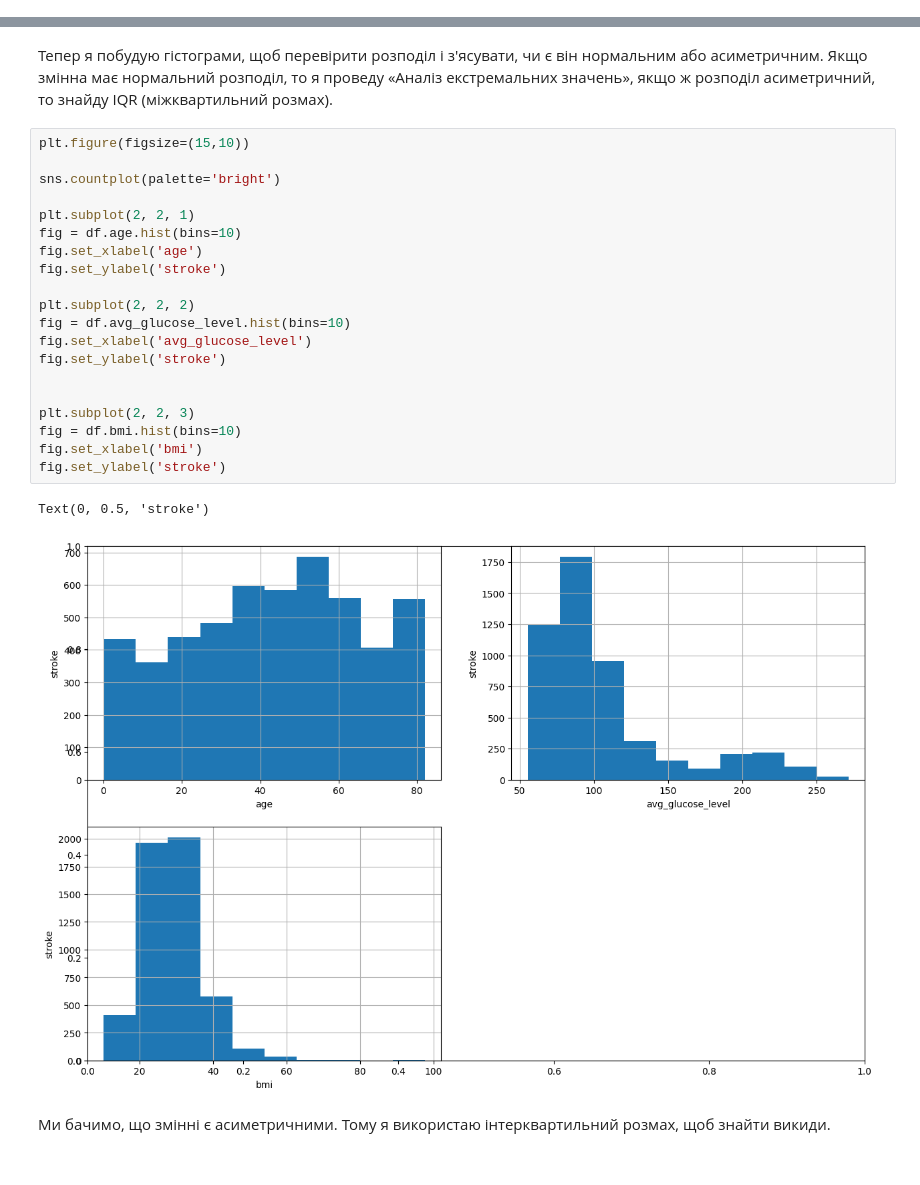
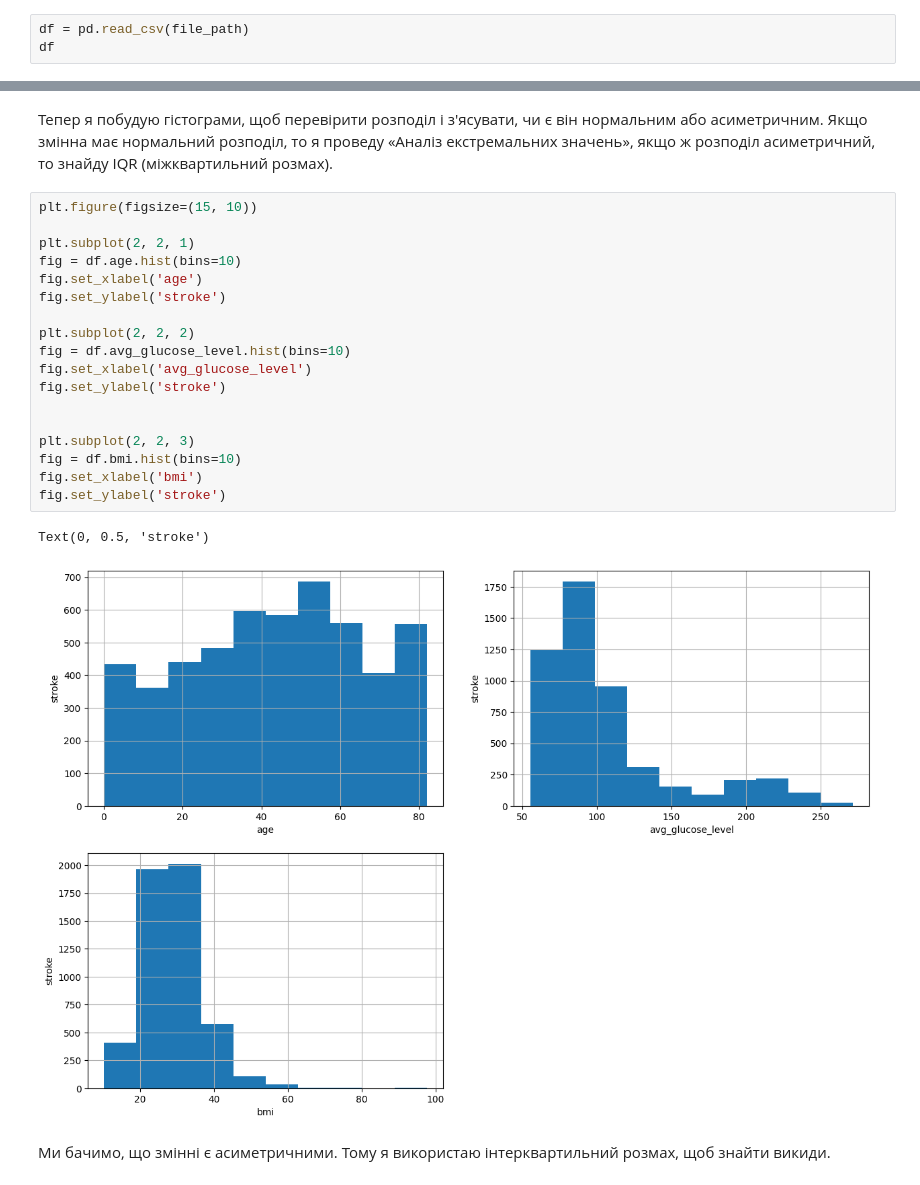
Before and after one commit to MariiaSam/Stroke-Prediction, a Jupyter notebook: Stroke_Prediction.ipynb, the cells around one changed output, grey strips where cells are left out. Drawn from its saved outputs; the diff is of its cells as text.

```diff
--- a/Stroke_Prediction.ipynb
+++ b/Stroke_Prediction.ipynb
@@ -29,3 +37,6 @@ This dataset contains 5110 rows with 12 different characteristics:
 # %%
 file_path = '/content/drive/My Drive/Colab Notebooks/Colab/Stroke/strokeDataSet.csv'
 df = pd.read_csv(file_path)
+# %%
+df = pd.read_csv(file_path)
+df
@@ -264,27 +290,25 @@ Text(0, 0.5, 'bmi')
 Тепер я побудую гістограми, щоб перевірити розподіл і з'ясувати, чи є він нормальним або асиметричним. Якщо змінна має нормальний розподіл, то я проведу «Аналіз екстремальних значень», якщо ж розподіл асиметричний, то знайду IQR (міжквартильний розмах).
 # %%
-plt.figure(figsize=(15,10))
-
-sns.countplot(palette='bright')
+plt.figure(figsize=(15, 10))
 
 plt.subplot(2, 2, 1)
 fig = df.age.hist(bins=10)
 fig.set_xlabel('age')
 fig.set_ylabel('stroke')
 
 plt.subplot(2, 2, 2)
 fig = df.avg_glucose_level.hist(bins=10)
 fig.set_xlabel('avg_glucose_level')
 fig.set_ylabel('stroke')
 
 
 plt.subplot(2, 2, 3)
 fig = df.bmi.hist(bins=10)
 fig.set_xlabel('bmi')
 fig.set_ylabel('stroke')
 # %% [output]
 Text(0, 0.5, 'stroke')
-[figure, old version]
+[figure, new version]
 # %% [markdown]
 Ми бачимо, що змінні є асиметричними. Тому я використаю інтерквартильний розмах, щоб знайти викиди.
 # %%
```
Also changed, not shown: parts of 18 cells of this notebook.
